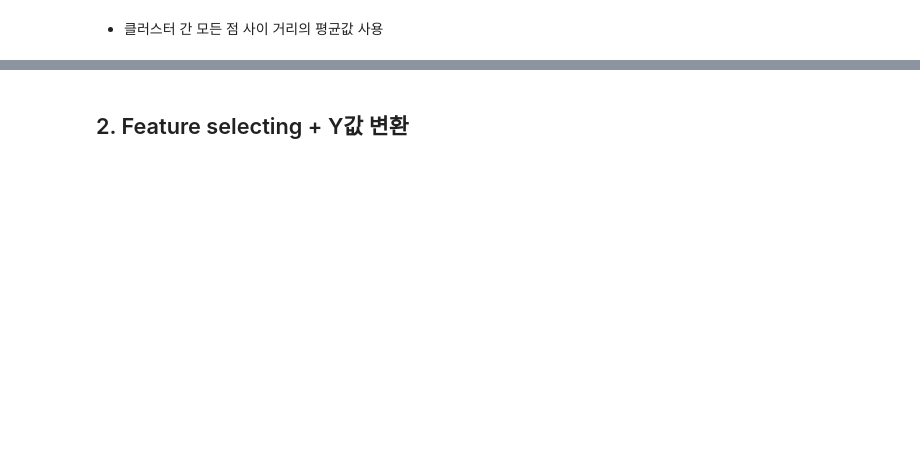
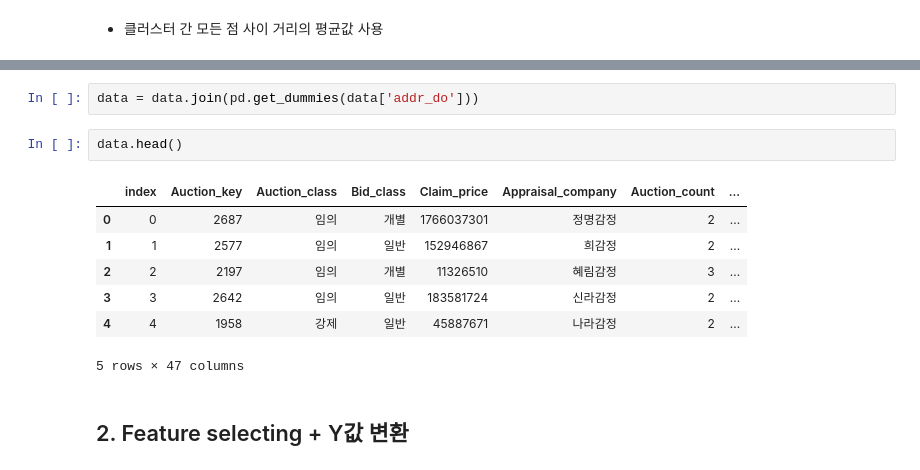
Before and after one commit to whdbfla6/ESC-21SPRING-FINAL, a Jupyter notebook: EDA/pre_EDA.ipynb, the cells around one changed output, grey strips where cells are left out. Drawn from its saved outputs; the diff is of its cells as text; blank space fills up the shorter version.

```diff
--- a/EDA/pre_EDA.ipynb
+++ b/EDA/pre_EDA.ipynb
@@ -145,3 +233,15 @@ c4 = df.iloc[[12,27,8,2,7,22,28,37,38,31,17,24,25,29]]['addr_si']
+# %%
+data = data.join(pd.get_dummies(data['addr_do']))
+# %%
+data.head()
+# %% [output]
+|  | index | Auction_key | Auction_class | Bid_class | Claim_price | Appraisal_company | Auction_count | ... |
+| 0 | 0 | 2687 | 임의 | 개별 | 1766037301 | 정명감정 | 2 | ... |
+| 1 | 1 | 2577 | 임의 | 일반 | 152946867 | 희감정 | 2 | ... |
+| 2 | 2 | 2197 | 임의 | 개별 | 11326510 | 혜림감정 | 3 | ... |
+| 3 | 3 | 2642 | 임의 | 일반 | 183581724 | 신라감정 | 2 | ... |
+| 4 | 4 | 1958 | 강제 | 일반 | 45887671 | 나라감정 | 2 | ... |
+5 rows × 47 columns
 # %% [markdown]
 ## 2. Feature selecting + Y값 변환
 # %%
```
Also changed, not shown: parts of 39 cells of this notebook.
